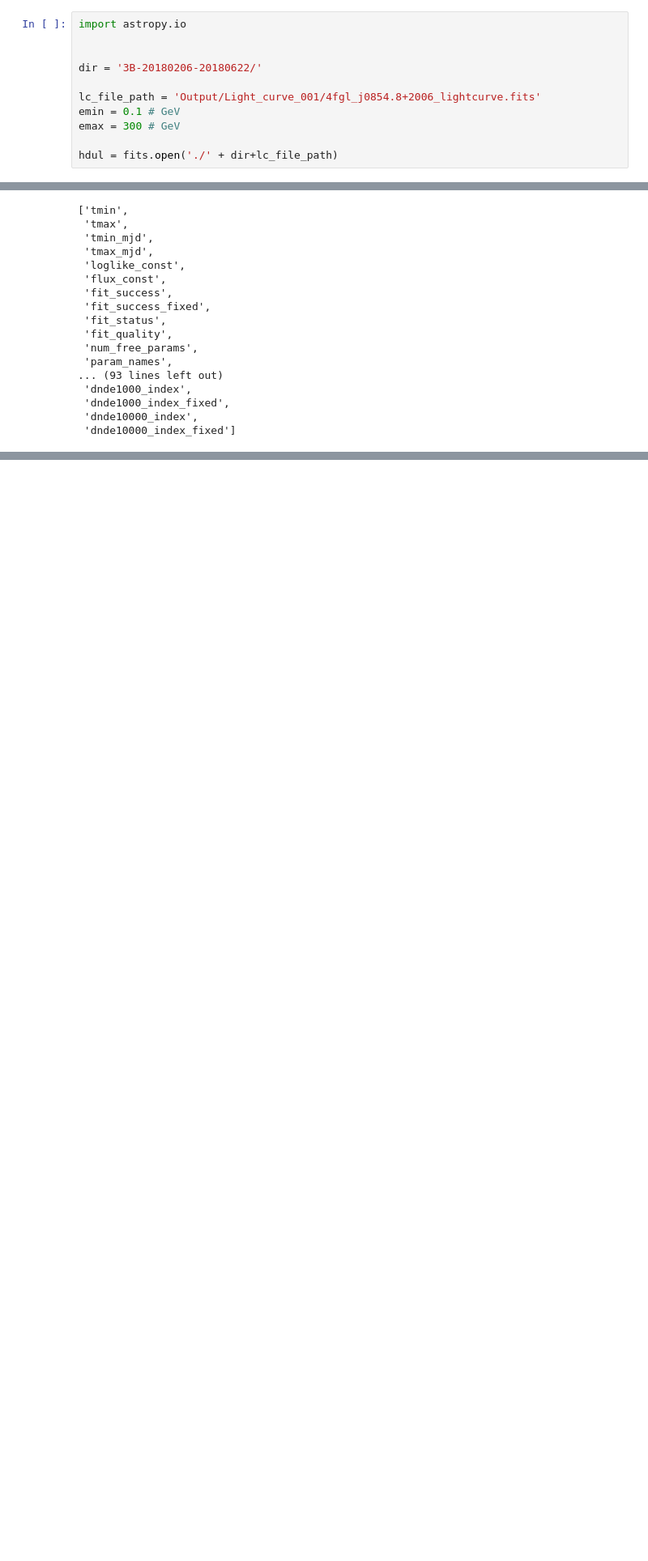
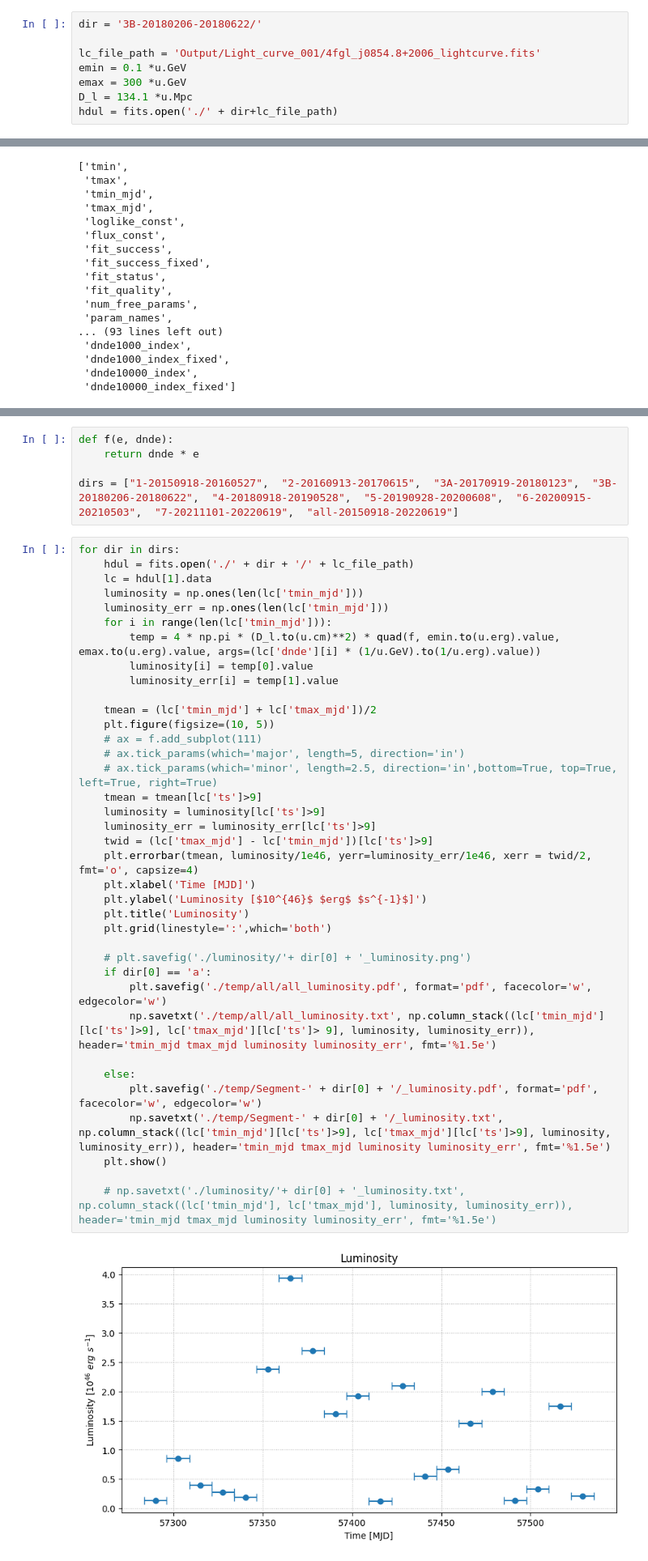
Before and after one commit to DarkWake9/Project-Fermi, a Jupyter notebook: 2311-02372-OJ287/luminosity.ipynb, the cells around one changed output, grey strips where cells are left out. Shown at 81% size. Cells and saved outputs as stored; diff of their text form; blank space fills up the shorter version.

Commit message:
17052023 - 18.15 - UPDATE: CALCULATED LUMINOSITY

```diff
--- a/2311-02372-OJ287/luminosity.ipynb
+++ b/2311-02372-OJ287/luminosity.ipynb
@@ -14,11 +17,8 @@ from astropy.table import Table
 # %%
-import astropy.io
-
-
 dir = '3B-20180206-20180622/'
 
 lc_file_path = 'Output/Light_curve_001/4fgl_j0854.8+2006_lightcurve.fits'
-emin = 0.1 # GeV
-emax = 300 # GeV
-
+emin = 0.1 *u.GeV
+emax = 300 *u.GeV
+D_l = 134.1 *u.Mpc
 hdul = fits.open('./' + dir+lc_file_path)
@@ -125,0 +118,44 @@ No artists with labels found to put in legend.  Note that artists whose label st
+# %%
+def f(e, dnde):
+    return dnde * e
+
+dirs = ["1-20150918-20160527",  "2-20160913-20170615",  "3A-20170919-20180123",  "3B-20180206-20180622",  "4-20180918-20190528",  "5-20190928-20200608",  "6-20200915-20210503",  "7-20211101-20220619",  "all-20150918-20220619"]
+# %%
+for dir in dirs:
+    hdul = fits.open('./' + dir + '/' + lc_file_path)
+    lc = hdul[1].data
+    luminosity = np.ones(len(lc['tmin_mjd']))
+    luminosity_err = np.ones(len(lc['tmin_mjd']))
+    for i in range(len(lc['tmin_mjd'])):
+        temp = 4 * np.pi * (D_l.to(u.cm)**2) * quad(f, emin.to(u.erg).value, emax.to(u.erg).value, args=(lc['dnde'][i] * (1/u.GeV).to(1/u.erg).value))
+        luminosity[i] = temp[0].value
+        luminosity_err[i] = temp[1].value
+
+    tmean = (lc['tmin_mjd'] + lc['tmax_mjd'])/2
+    plt.figure(figsize=(10, 5))
+    # ax = f.add_subplot(111)
+    # ax.tick_params(which='major', length=5, direction='in')
+    # ax.tick_params(which='minor', length=2.5, direction='in',bottom=True, top=True, left=True, right=True)
+    tmean = tmean[lc['ts']>9]
+    luminosity = luminosity[lc['ts']>9]
+    luminosity_err = luminosity_err[lc['ts']>9]
+    twid = (lc['tmax_mjd'] - lc['tmin_mjd'])[lc['ts']>9]
+    plt.errorbar(tmean, luminosity/1e46, yerr=luminosity_err/1e46, xerr = twid/2, fmt='o', capsize=4)
+    plt.xlabel('Time [MJD]')
+    plt.ylabel('Luminosity [$10^{46}$ $erg$ $s^{-1}$]')
+    plt.title('Luminosity')
+    plt.grid(linestyle=':',which='both')
+
+    # plt.savefig('./luminosity/'+ dir[0] + '_luminosity.png')
+    if dir[0] == 'a':
+        plt.savefig('./temp/all/all_luminosity.pdf', format='pdf', facecolor='w', edgecolor='w')
+        np.savetxt('./temp/all/all_luminosity.txt', np.column_stack((lc['tmin_mjd'][lc['ts']>9], lc['tmax_mjd'][lc['ts']> 9], luminosity, luminosity_err)), header='tmin_mjd tmax_mjd luminosity luminosity_err', fmt='%1.5e')
+
+    else:
+        plt.savefig('./temp/Segment-' + dir[0] + '/_luminosity.pdf', format='pdf', facecolor='w', edgecolor='w')
+        np.savetxt('./temp/Segment-' + dir[0] + '/_luminosity.txt', np.column_stack((lc['tmin_mjd'][lc['ts']>9], lc['tmax_mjd'][lc['ts']>9], luminosity, luminosity_err)), header='tmin_mjd tmax_mjd luminosity luminosity_err', fmt='%1.5e')
+    plt.show()
+
+    # np.savetxt('./luminosity/'+ dir[0] + '_luminosity.txt', np.column_stack((lc['tmin_mjd'], lc['tmax_mjd'], luminosity, luminosity_err)), header='tmin_mjd tmax_mjd luminosity luminosity_err', fmt='%1.5e')
+# %% [output]
+[figure, added]
```
Also changed, not shown: parts of 10 cells of this notebook, 32 other files.
